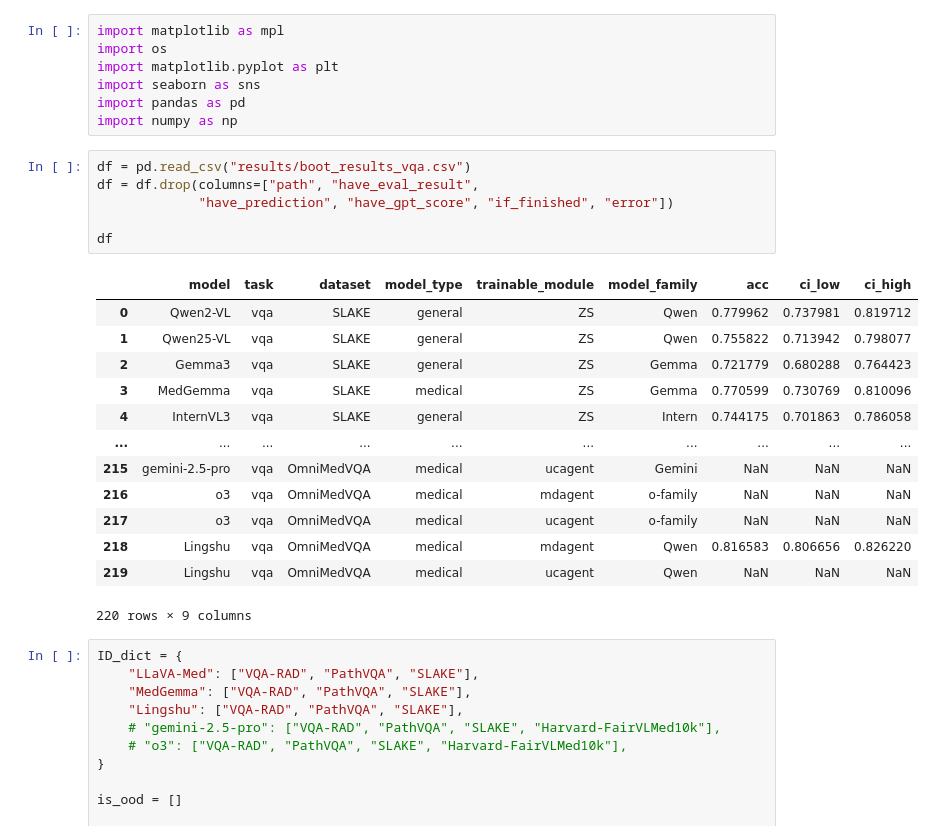
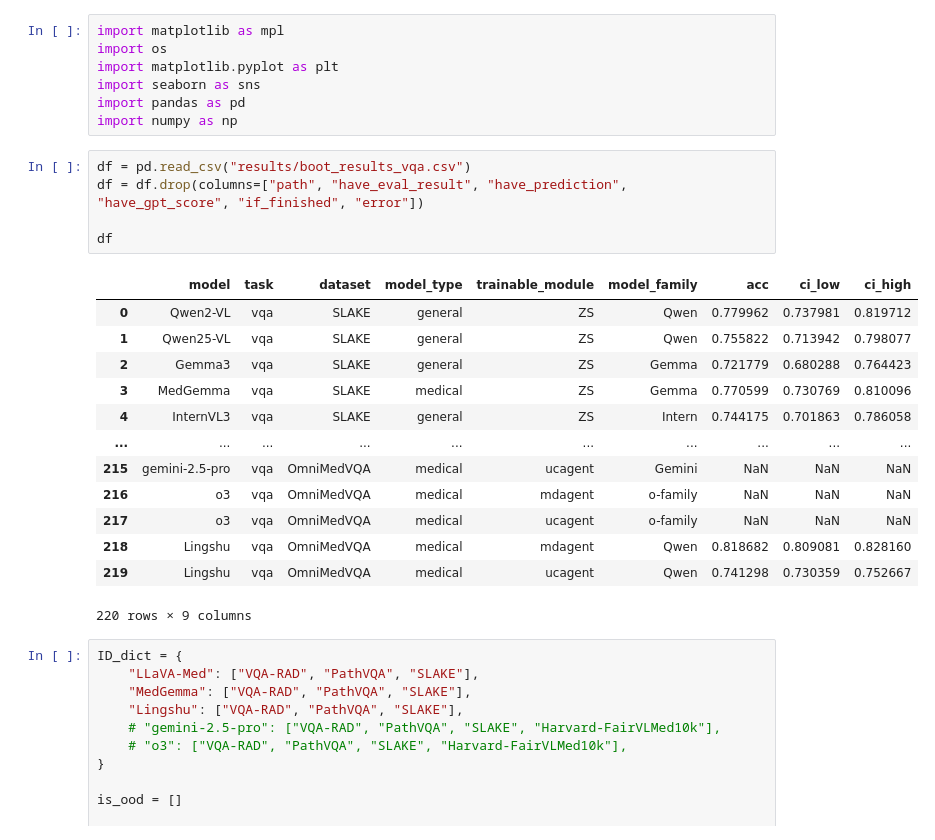
Before and after one commit to Nanboy-Ronan/MedVLMBench, a Jupyter notebook: notebooks/yuan/plot_v2/plot_vqa_agent.ipynb, the cells around one changed output. Saved outputs shown, nothing was run; the diff lists cells and outputs as text.

```diff
--- a/notebooks/yuan/plot_v2/plot_vqa_agent.ipynb
+++ b/notebooks/yuan/plot_v2/plot_vqa_agent.ipynb
@@ -7,23 +7,22 @@ import pandas as pd
 import numpy as np
 # %%
 df = pd.read_csv("results/boot_results_vqa.csv")
-df = df.drop(columns=["path", "have_eval_result",
-             "have_prediction", "have_gpt_score", "if_finished", "error"])
+df = df.drop(columns=["path", "have_eval_result", "have_prediction", "have_gpt_score", "if_finished", "error"])
 
 df
 # %% [output]
 |  | model | task | dataset | model_type | trainable_module | model_family | acc | ci_low | ci_high |
 | 0 | Qwen2-VL | vqa | SLAKE | general | ZS | Qwen | 0.779962 | 0.737981 | 0.819712 |
 | 1 | Qwen25-VL | vqa | SLAKE | general | ZS | Qwen | 0.755822 | 0.713942 | 0.798077 |
 | 2 | Gemma3 | vqa | SLAKE | general | ZS | Gemma | 0.721779 | 0.680288 | 0.764423 |
 | 3 | MedGemma | vqa | SLAKE | medical | ZS | Gemma | 0.770599 | 0.730769 | 0.810096 |
 | 4 | InternVL3 | vqa | SLAKE | general | ZS | Intern | 0.744175 | 0.701863 | 0.786058 |
 | ... | ... | ... | ... | ... | ... | ... | ... | ... | ... |
 | 215 | gemini-2.5-pro | vqa | OmniMedVQA | medical | ucagent | Gemini | NaN | NaN | NaN |
 | 216 | o3 | vqa | OmniMedVQA | medical | mdagent | o-family | NaN | NaN | NaN |
 | 217 | o3 | vqa | OmniMedVQA | medical | ucagent | o-family | NaN | NaN | NaN |
-| 218 | Lingshu | vqa | OmniMedVQA | medical | mdagent | Qwen | 0.816583 | 0.806656 | 0.826220 |
-| 219 | Lingshu | vqa | OmniMedVQA | medical | ucagent | Qwen | NaN | NaN | NaN |
+| 218 | Lingshu | vqa | OmniMedVQA | medical | mdagent | Qwen | 0.818682 | 0.809081 | 0.828160 |
+| 219 | Lingshu | vqa | OmniMedVQA | medical | ucagent | Qwen | 0.741298 | 0.730359 | 0.752667 |
 220 rows × 9 columns
 # %%
 ID_dict = {
```
Also changed, not shown: parts of 20 cells of this notebook, 25 other files.
